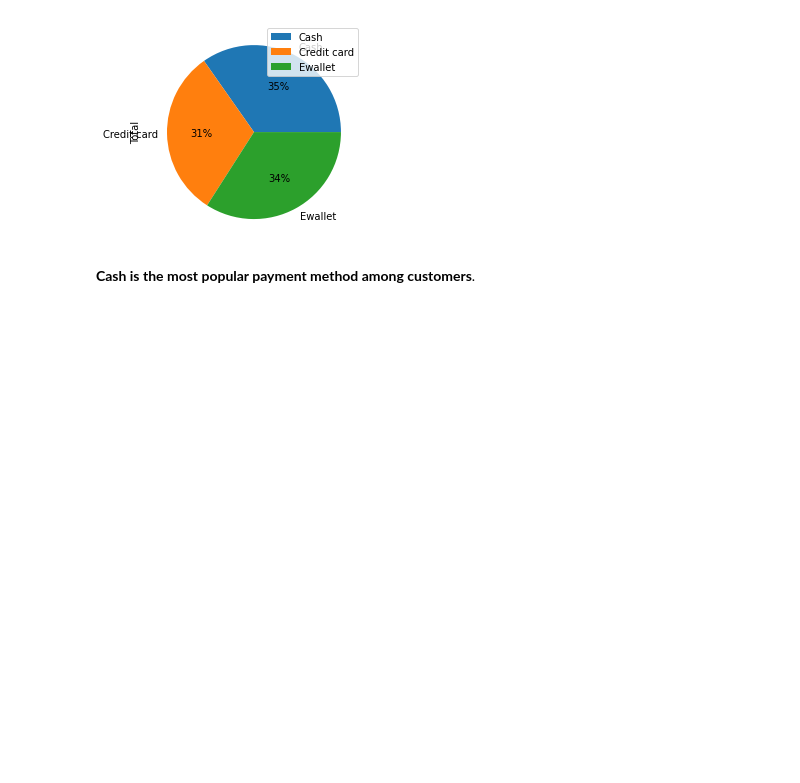
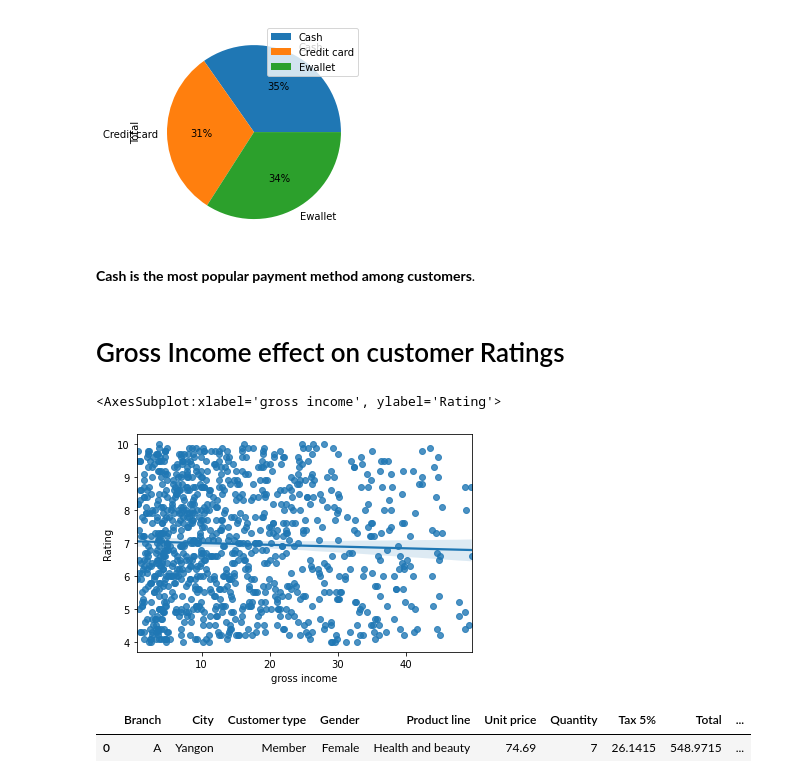
Before and after one commit to Bakul1110/Super_market-dataset, a Jupyter notebook: Super_Market_dataset.ipynb, the cells around one changed output. Saved outputs shown, nothing was run; the diff lists cells and outputs as text; code cells hidden in the pictures; blank space fills up the shorter version.

```diff
--- a/Super_Market_dataset.ipynb
+++ b/Super_Market_dataset.ipynb
@@ -341,3 +341,15 @@ supermart.groupby(['Payment_mode']).sum().plot(kind='pie', y='Total',autopct='%1
 [figure]
 # %% [markdown]
 __Cash is the most popular payment method among customers__.
+# %% [markdown]
+# Gross Income effect on customer Ratings
+# %%
+sns.regplot(x = 'gross income', y = 'Rating', data = supermart)
+# %% [output]
+<AxesSubplot:xlabel='gross income', ylabel='Rating'>
+[figure, added]
+# %%
+supermart.head(1)
+# %% [output]
+|  | Branch | City | Customer type | Gender | Product line | Unit price | Quantity | Tax 5% | Total | ... |
+| 0 | A | Yangon | Member | Female | Health and beauty | 74.69 | 7 | 26.1415 | 548.9715 | ... |
```
Also changed, not shown: parts of 4 cells of this notebook.
